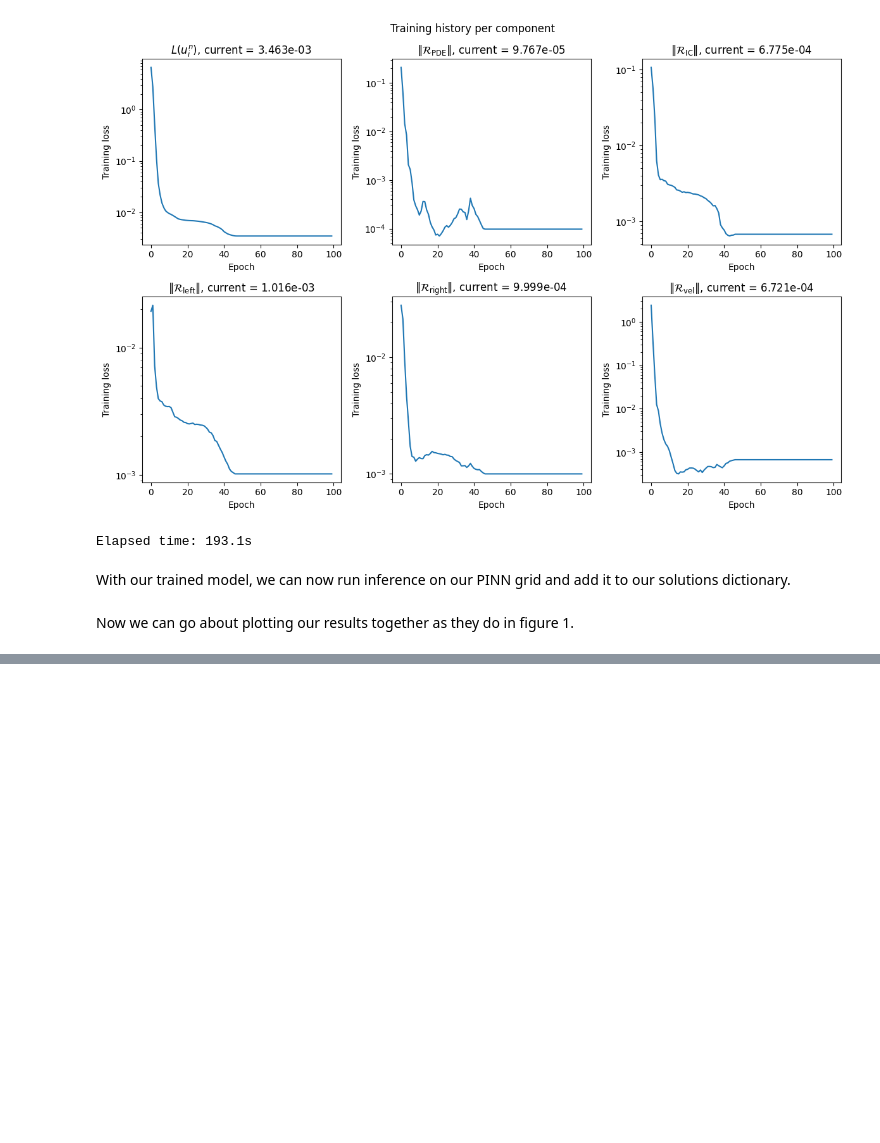
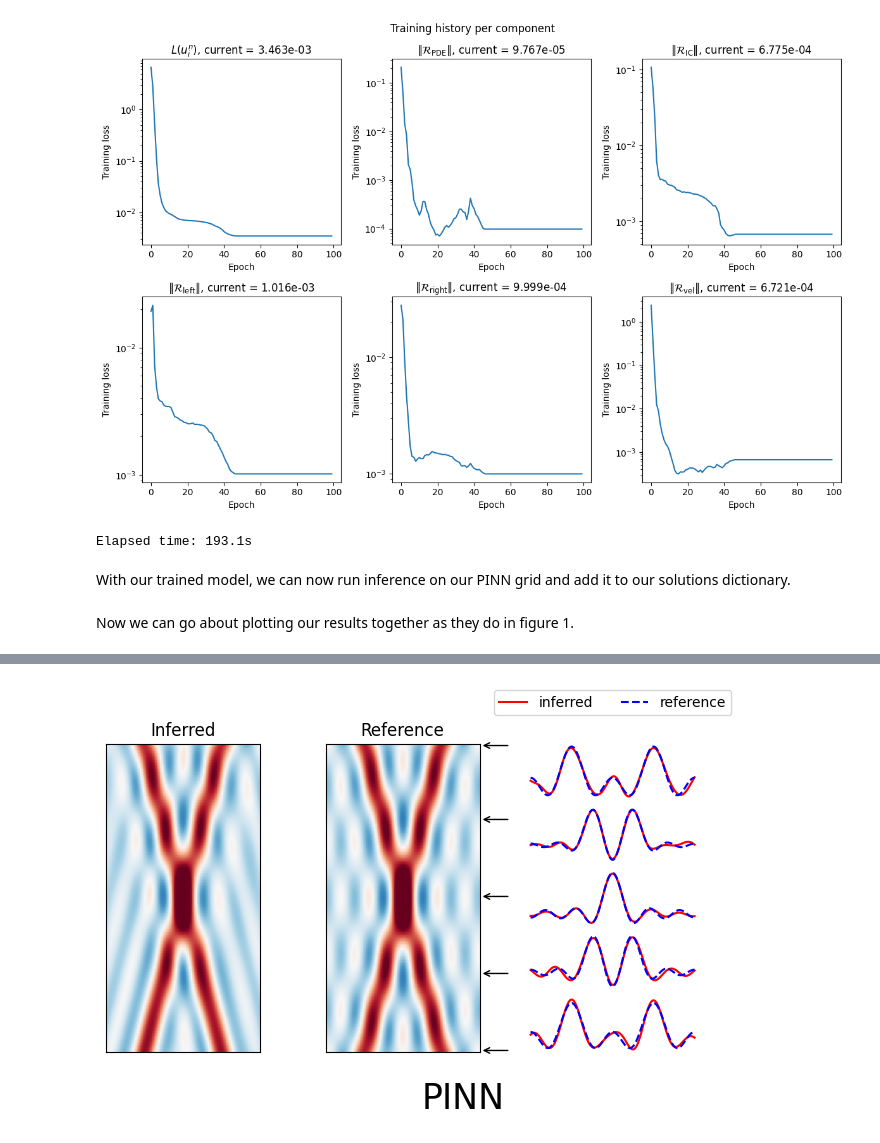
Before and after one commit to Commit2Cosmos/Transcranial-Ultrasound-ODIL, a Jupyter notebook: notebooks/reproduction/reproduction.ipynb, the cells around one changed output, grey strips where cells are left out. Drawn from its saved outputs; the diff is of its cells as text; code cells hidden in the pictures; blank space fills up the shorter version.

```diff
--- a/notebooks/reproduction/reproduction.ipynb
+++ b/notebooks/reproduction/reproduction.ipynb
@@ -94,0 +144,4 @@ AttributeError: 'numpy.ndarray' object has no attribute 'type'
+# %%
+    plot_comparison(solutions['pinn-result'], solutions['pinn-ref'], method="PINN")
+# %% [output]
+[figure, added]
```
Also changed, not shown: parts of 3 cells of this notebook.
